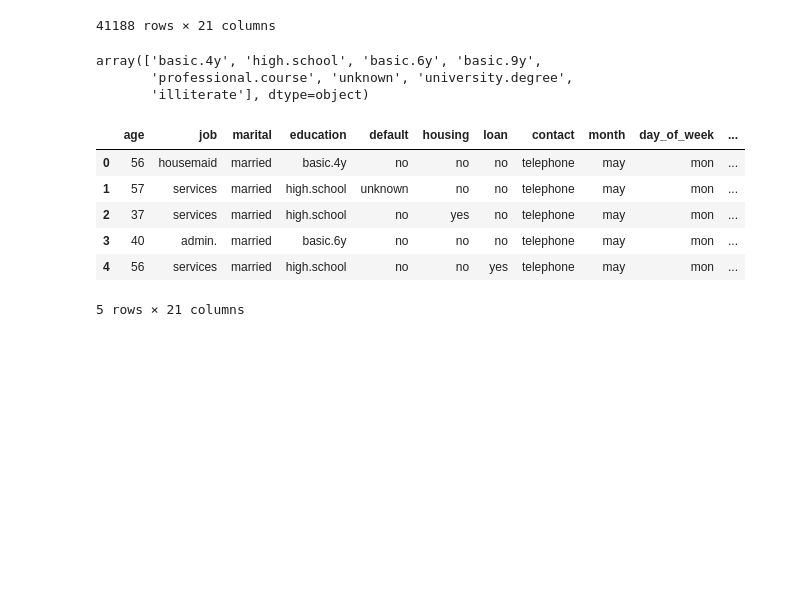
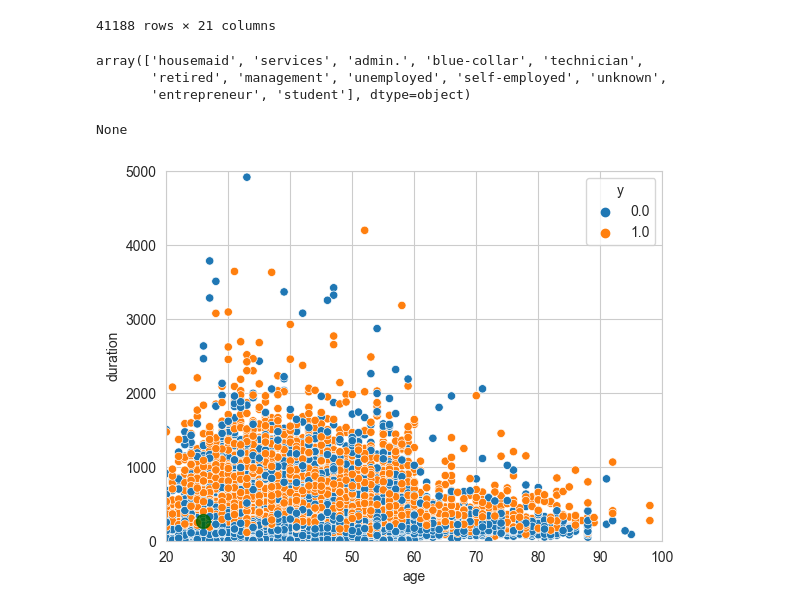
Before and after one commit to 4sudheer4/web_application_bankmarketing, a Jupyter notebook: Bank_Marketing_Dataset_with_loadbalancing.ipynb, the cells around one changed output. Cells and saved outputs as stored; diff of their text form; code cells hidden in the pictures; blank space fills up the shorter version.

```diff
--- a/Bank_Marketing_Dataset_with_loadbalancing.ipynb
+++ b/Bank_Marketing_Dataset_with_loadbalancing.ipynb
@@ -1733,18 +1739,8 @@ df__
 | 41187 | 74 | retired | married | professional.course | no | yes | no | cellular | nov | fri | ... |
 41188 rows × 21 columns
 # %%
-df__['education'].unique()
+df__['job'].unique()
 # %% [output]
-array(['basic.4y', 'high.school', 'basic.6y', 'basic.9y',
-       'professional.course', 'unknown', 'university.degree',
-       'illiterate'], dtype=object)
+array(['housemaid', 'services', 'admin.', 'blue-collar', 'technician',
+       'retired', 'management', 'unemployed', 'self-employed', 'unknown',
+       'entrepreneur', 'student'], dtype=object)
-# %%
-df__.head()
-# %% [output]
-|  | age | job | marital | education | default | housing | loan | contact | month | day_of_week | ... |
-| 0 | 56 | housemaid | married | basic.4y | no | no | no | telephone | may | mon | ... |
-| 1 | 57 | services | married | high.school | unknown | no | no | telephone | may | mon | ... |
-| 2 | 37 | services | married | high.school | no | yes | no | telephone | may | mon | ... |
-| 3 | 40 | admin. | married | basic.6y | no | no | no | telephone | may | mon | ... |
-| 4 | 56 | services | married | high.school | no | no | yes | telephone | may | mon | ... |
-5 rows × 21 columns
@@ -1750,0 +1756,26 @@ df__.head()
+# %%
+sns.set_style("whitegrid")
+# sns.boxplot(ax=ax, x=df1, linewidth=5)
+
+# sns scatter, with regression fit turned off
+
+
+
+
+fig, ax = plt.subplots()
+
+gfg1 = sns.scatterplot(x="age", y="duration", data=df, hue = "y",color ='green',ax = ax)
+gfg = sns.regplot(x=np.array([26]), y=np.array([261]), scatter=True, fit_reg=False, marker='o',
+            scatter_kws={"s": 100},ax = ax,color = "darkgreen")  # the "s" key in `scatter_kws` modifies the size of the marker
+
+gfg.set_ylim(0, 5000)
+gfg.set_xlim(20, 100)
+
+fig = Figure()
+axis = fig.add_subplot(1, 1, 1)
+
+output = io.BytesIO()
+FigureCanvas(fig).print_png(output)
+# %% [output]
+None
+[figure, added]
```
Also changed, not shown: parts of 53 cells of this notebook, 32 other files.
